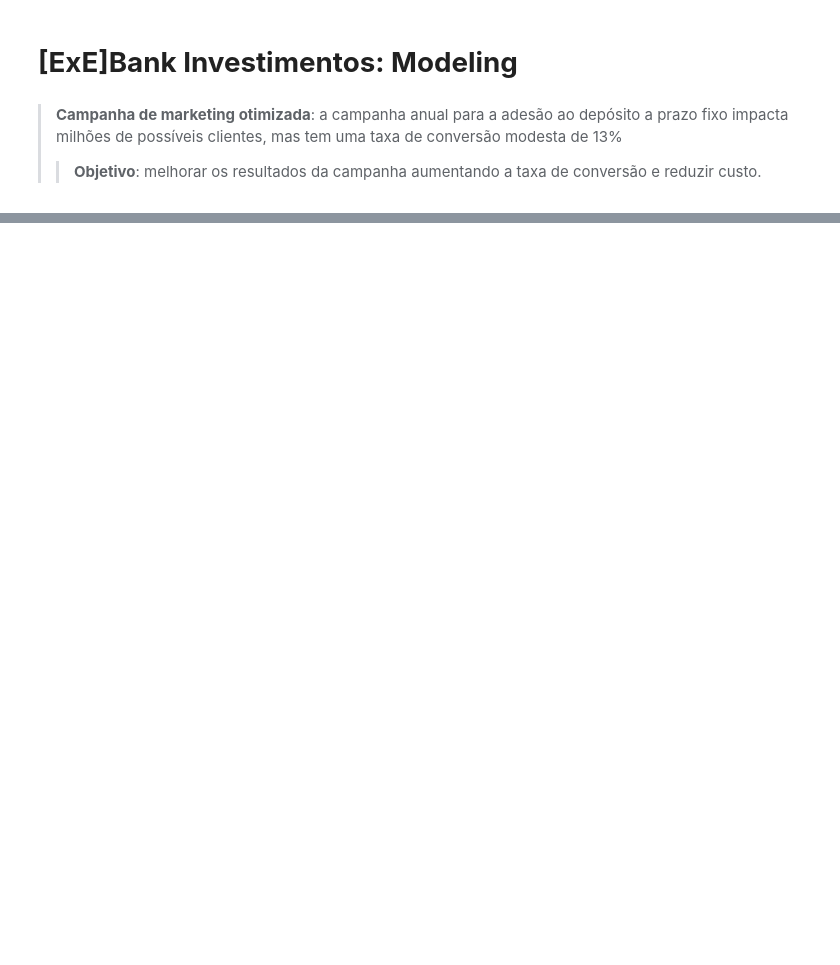
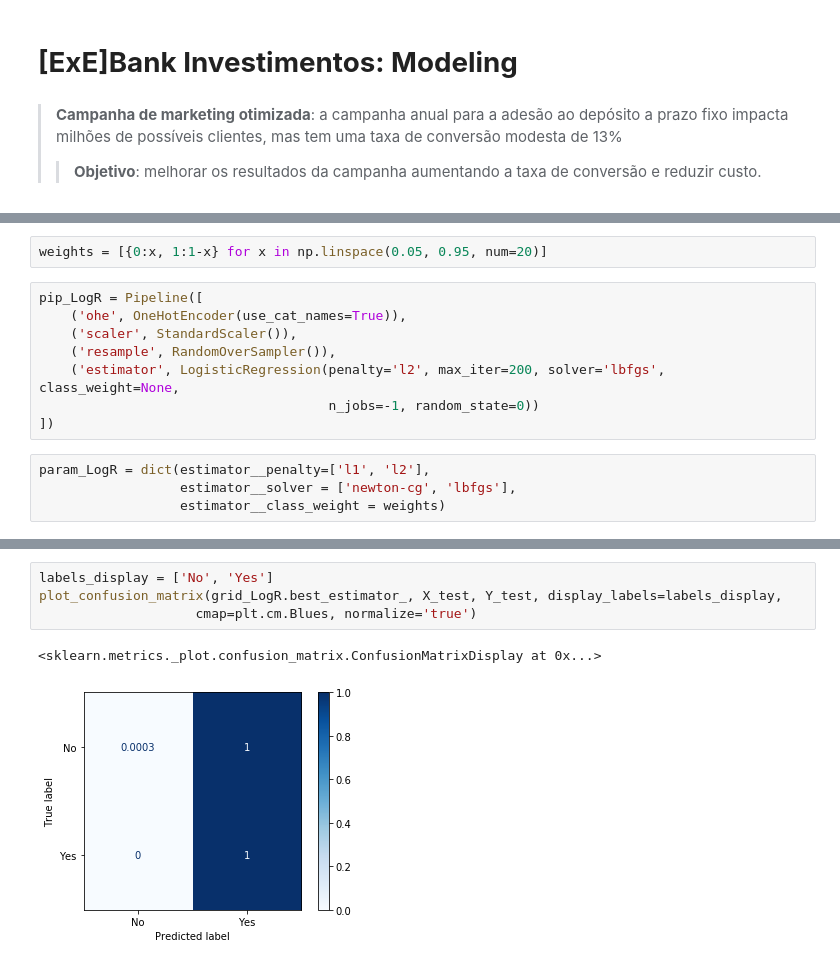
Before and after one commit to andluizsouza/ExE-projects, a Jupyter notebook: ExeBank/ExeBank_Modeling.ipynb, the cells around one changed output, grey strips where cells are left out. Drawn from its saved outputs; the diff is of its cells as text; blank space fills up the shorter version.

```diff
--- a/ExeBank/ExeBank_Modeling.ipynb
+++ b/ExeBank/ExeBank_Modeling.ipynb
@@ -44,0 +60,14 @@ memory usage: 6.6+ MB
+# %%
+weights = [{0:x, 1:1-x} for x in np.linspace(0.05, 0.95, num=20)]
+# %%
+pip_LogR = Pipeline([
+    ('ohe', OneHotEncoder(use_cat_names=True)),
+    ('scaler', StandardScaler()),
+    ('resample', RandomOverSampler()),
+    ('estimator', LogisticRegression(penalty='l2', max_iter=200, solver='lbfgs', class_weight=None,
+                                     n_jobs=-1, random_state=0))
+])
+# %%
+param_LogR = dict(estimator__penalty=['l1', 'l2'],
+                  estimator__solver = ['newton-cg', 'lbfgs'],
+                  estimator__class_weight = weights)
@@ -44,0 +87,7 @@ memory usage: 6.6+ MB
+# %%
+labels_display = ['No', 'Yes']
+plot_confusion_matrix(grid_LogR.best_estimator_, X_test, Y_test, display_labels=labels_display,
+                    cmap=plt.cm.Blues, normalize='true')
+# %% [output]
+<sklearn.metrics._plot.confusion_matrix.ConfusionMatrixDisplay at 0x...>
+[figure, added]
```
Also changed, not shown: parts of 26 cells of this notebook, 4 other files.
